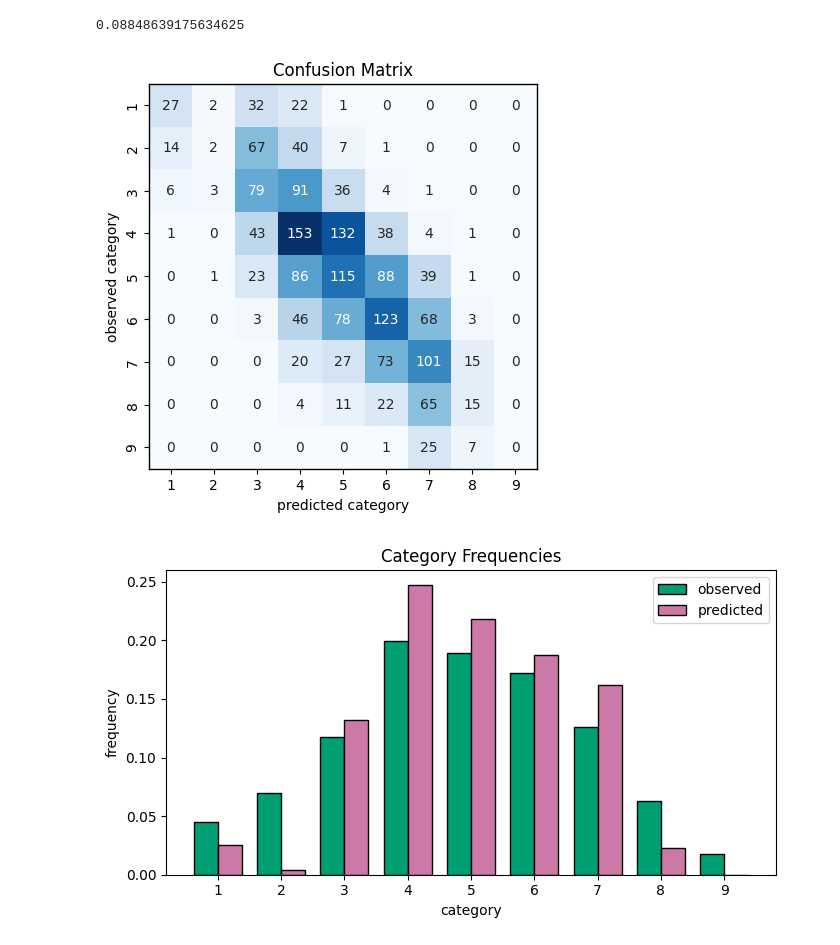
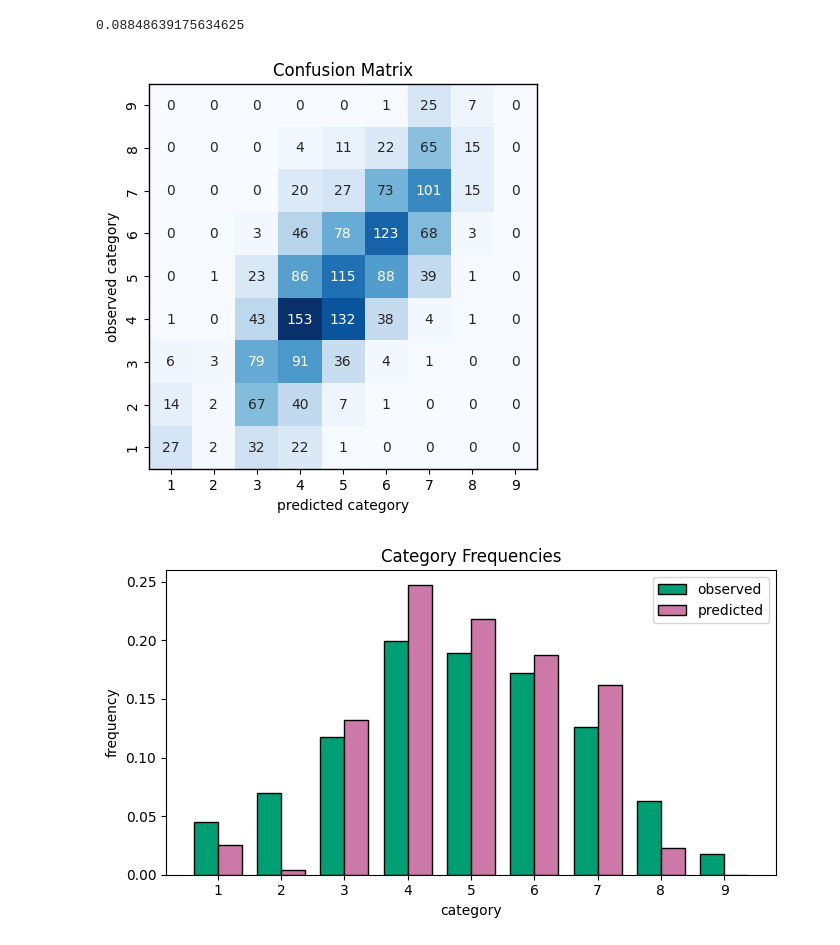
Before and after one commit to QhenryQ/nteprsm, a Jupyter notebook: notebooks/manuscript2_validation_nj2.ipynb, the cells around one changed output. Saved outputs shown, nothing was run; the diff lists cells and outputs as text; code cells hidden in the pictures.

```diff
--- a/notebooks/manuscript2_validation_nj2.ipynb
+++ b/notebooks/manuscript2_validation_nj2.ipynb
@@ -74,23 +74,24 @@ print(rps_mean)
 # %%
 # compute the confusion matrix
 # 9 categories, so 9x9 array
 cm = confusion_matrix(y_true, y_pred)
 plt.figure(figsize=(5, 5))
 ax = sns.heatmap(
     cm, annot=True, fmt='d', cmap='Blues',
     xticklabels=range(1, 10),
     yticklabels=range(1, 10),
     cbar=False)
+ax.invert_yaxis()
 plt.title('Confusion Matrix')
 plt.ylabel('observed category')
 plt.xlabel('predicted category')
 for _, spine in ax.spines.items():
     spine.set_visible(True)
     spine.set_linewidth(1)
     spine.set_color('black')
 plt.show()
 # %% [output]
-[figure, old version]
+[figure, new version]
 # %%
 # predicted and observed category frequencies
 cats = np.arange(max(y_true.max(), y_pred.max()) + 1)
```
